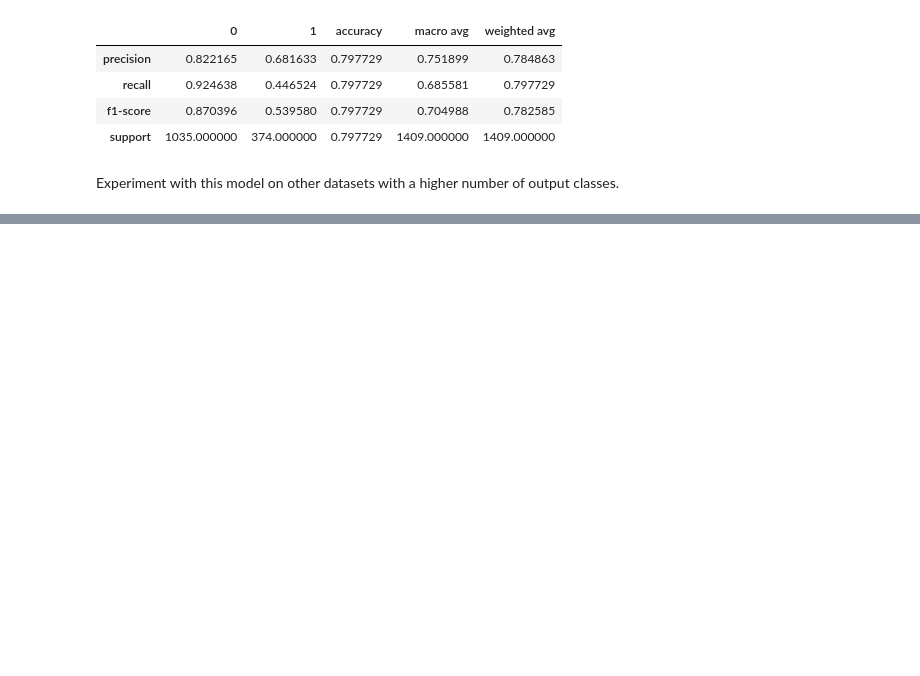
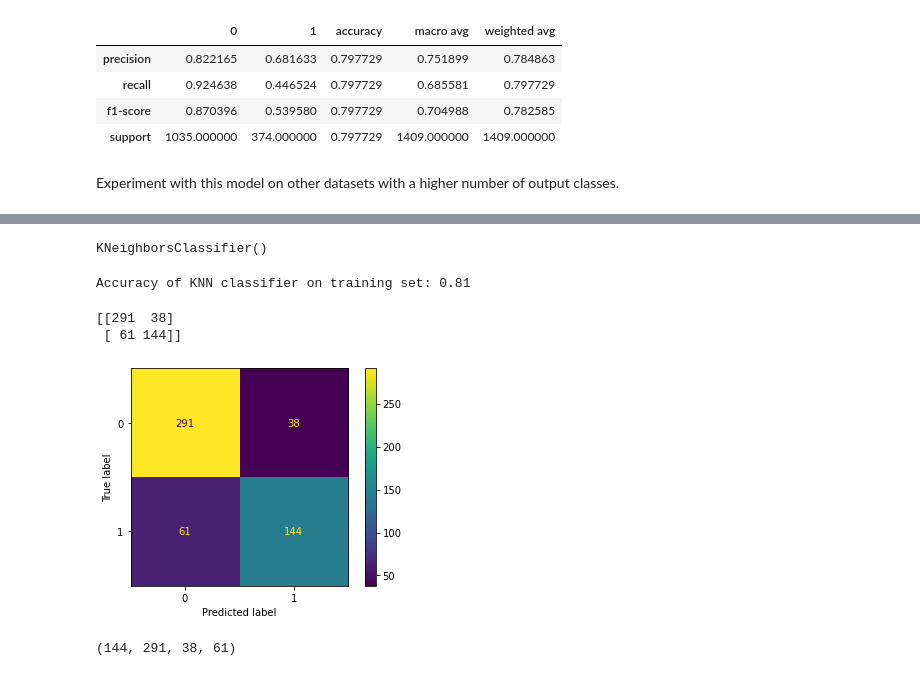
Before and after one commit to dashbringhurst/classification-exercises, a Jupyter notebook: model.ipynb, the cells around one changed output, grey strips where cells are left out. Cells and saved outputs as stored; diff of their text form; code cells hidden in the pictures; blank space fills up the shorter version.

```diff
--- a/model.ipynb
+++ b/model.ipynb
@@ -608,0 +649,11 @@ weighted avg       0.83      0.83      0.83       178
+# %%
+X_train, y_train = train[X_col], train[y_col]
+X_validate, y_validate = validate[X_col], validate[y_col]
+# %%
+knn = KNeighborsClassifier(n_neighbors=5, weights='uniform')
+# %%
+knn.fit(X_train, y_train)
+# %% [output]
+KNeighborsClassifier()
+# %%
+y_pred = knn.predict(X_train)
@@ -608,0 +662,10 @@ weighted avg       0.83      0.83      0.83       178
+# %%
+print('Accuracy of KNN classifier on training set: {:.2f}'
+     .format(knn.score(X_train, y_train)))
+# %% [output]
+Accuracy of KNN classifier on training set: 0.81
+# %%
+print(confusion_matrix(y_train, y_pred))
+# %% [output]
+[[291  38]
+ [ 61 144]]
@@ -608,0 +674,14 @@ weighted avg       0.83      0.83      0.83       178
+# %%
+disp = ConfusionMatrixDisplay(confusion_matrix=cm, display_labels=knn.classes_)
+
+disp.plot()
+plt.show()
+# %% [output]
+[figure, added]
+# %%
+TN, FP, FN, TP = confusion_matrix(y_train,y_pred).ravel()
+ALL = TP + TN + FP + FN
+
+TP, TN, FP, FN
+# %% [output]
+(144, 291, 38, 61)
```
Also changed, not shown: parts of 115 cells of this notebook.
